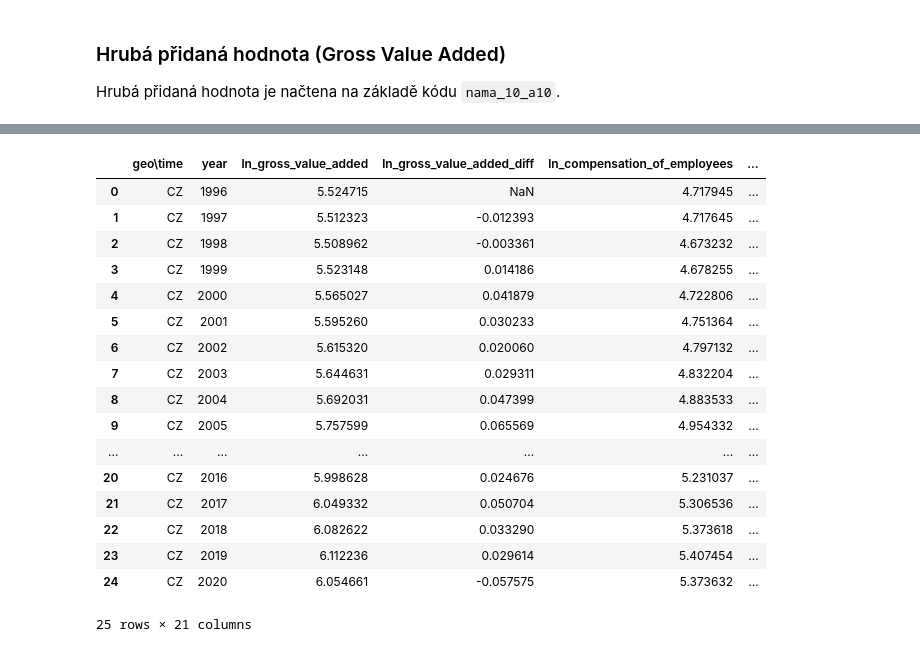
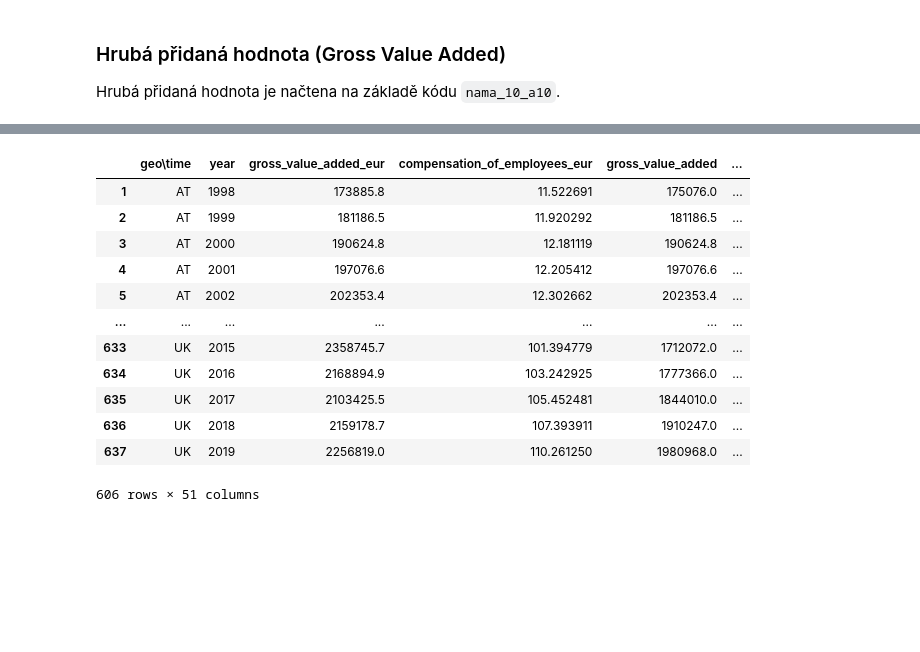
Before and after one commit to pesikj/macroeconomic-analysis, a Jupyter notebook: presentation_03.ipynb, the cells around one changed output, grey strips where cells are left out. Saved outputs shown, nothing was run; the diff lists cells and outputs as text; code cells hidden in the pictures; blank space fills up the shorter version.

```diff
--- a/presentation_03.ipynb
+++ b/presentation_03.ipynb
@@ -93,13 +133,20 @@ See the caveats in the documentation: https://pandas.pydata.org/pandas-docs/stab
 # %%
-data_1_ln = data_1.sort_values(["geo\\time", "year"])
-data_1_ln["ln_gross_value_added"] = numpy.log(data_1_ln["gross_value_added"])
+data_1_ln = data_1_gmean.sort_values(["geo\\time", "year"])
+data_1_ln["ln_gross_value_added"] = numpy.log(data_1_ln["gross_value_added_2010"])
 data_1_ln["ln_gross_value_added_t-1"] = data_1_ln.groupby("geo\\time")["ln_gross_value_added"].shift(1)
 data_1_ln["ln_gross_value_added_diff"] = data_1_ln["ln_gross_value_added"] - data_1_ln["ln_gross_value_added_t-1"]
 
-data_1_ln["ln_compensation_of_employees"] = numpy.log(data_1_ln["compensation_of_employees"])
+data_1_ln["ln_gross_value_added_eur"] = numpy.log(data_1_ln["gross_value_added_eur_2010"])
+data_1_ln["ln_gross_value_added_t-1_eur"] = data_1_ln.groupby("geo\\time")["ln_gross_value_added_eur"].shift(1)
+data_1_ln["ln_gross_value_added_diff_eur"] = data_1_ln["ln_gross_value_added_eur"] - data_1_ln["ln_gross_value_added_t-1_eur"]
+
+data_1_ln["ln_compensation_of_employees"] = numpy.log(data_1_ln["compensation_of_employees_2010"])
 data_1_ln["ln_compensation_of_employees_t-1"] = data_1_ln.groupby("geo\\time")["ln_compensation_of_employees"].shift(1)
 data_1_ln["ln_compensation_of_employees_diff"] = data_1_ln["ln_compensation_of_employees"] - data_1_ln["ln_compensation_of_employees_t-1"]
 
-data_1_ln = data_1_ln[["geo\\time", "year", "ln_gross_value_added", "ln_gross_value_added_diff", "ln_compensation_of_employees", "ln_compensation_of_employees_diff"]]
+data_1_ln["ln_compensation_of_employees_eur"] = numpy.log(data_1_ln["compensation_of_employees_eur"])
+data_1_ln["ln_compensation_of_employees_t-1_eur"] = data_1_ln.groupby("geo\\time")["ln_compensation_of_employees_eur"].shift(1)
+data_1_ln["ln_compensation_of_employees_diff_eur"] = data_1_ln["ln_compensation_of_employees_eur"] - data_1_ln["ln_compensation_of_employees_t-1_eur"]
+
 data_1_ln.tail()
 # %% [output]
@@ -118,10 +166,15 @@ data_3 = data_3[data_3["asset10"] == "N11N"]
 # Total, all activities
 data_3 = data_3[data_3["sector"] == "S1"]
 # Current fixed prices, millions of national currency
-data_3 = data_3[data_3["unit"] == "CP_MNAC"]
+data_3 = data_3[data_3["unit"].isin(["CP_MEUR", "CP_MNAC"])]
 data_3 = pd.melt(data_3, id_vars=["unit", "asset10", "geo\\time"], value_vars=list(range(START_YEAR, END_YEAR + 1)),
-                    value_name="total_fixed_assets", var_name="year")
+                    value_name="value", var_name="year")
+data_3 = data_3.pivot(index=["geo\\time", "year"], columns=["unit", "asset10"], values="value")
+data_3.columns = ['_'.join(col) for col in data_3.columns.values]
 data_3 = data_3.sort_values(["geo\\time", "year"])
+data_3 = data_3.rename({"CP_MNAC_N11N": "total_fixed_assets",
+                        "CP_MEUR_N11N":  "total_fixed_assets_eur",
+                        }, axis=1)
 data_3 = data_3.dropna()
 data_3.head()
 # %% [output]
@@ -137,10 +191,14 @@ data_4_es = eurostat.get_data_df('nama_10_nfa_fl')
 data_4 = data_4_es
 data_4 = data_4[data_4["asset10"] == "N11G"]
 data_4 = data_4[data_4["nace_r2"] == "TOTAL"]
-data_4 = data_4[data_4["unit"] == "PD10_NAC"]
+data_4 = data_4[data_4["unit"].isin(["PD10_NAC", "PD10_EUR"])]
 data_4 = pd.melt(data_4, id_vars=["unit", "asset10", "geo\\time"], value_vars=list(range(START_YEAR, END_YEAR + 1)),
-                    value_name="capital_stock_deflator", var_name="year")
-data_4 = data_4.sort_values(["geo\\time", "year"])
-data_4 = data_4.dropna()
+                    var_name="year")
+data_4 = data_4.pivot(index=["geo\\time", "year"], columns=["unit"], values="value")
+data_4 = data_4.rename({"PD10_NAC": "capital_stock_deflator",
+                        "PD10_EUR":  "capital_stock_deflator_eur",
+                        }, axis=1)
+# data_4 = data_4.sort_values(["geo\\time", "year"])
+# data_4 = data_4.dropna()
 data_4.head()
 # %% [output]
@@ -158,5 +217,12 @@ data_3_merged["total_fixed_assets_index"] = data_3_merged["total_fixed_assets"]
 data_3_merged["ln_total_fixed_assets"] = numpy.log(data_3_merged["total_fixed_assets"])
 data_3_merged["ln_total_fixed_assets_t-1"] = data_3_merged.groupby("geo\\time")["ln_total_fixed_assets"].shift(1)
 data_3_merged["ln_total_fixed_assets_diff"] = data_3_merged["ln_total_fixed_assets"] - data_3_merged["ln_total_fixed_assets_t-1"]
+
+data_3_merged["total_fixed_assets_eur_2010"] = data_3_merged["total_fixed_assets_eur"] / data_3_merged["capital_stock_deflator_eur"]
+data_3_merged["total_fixed_assets_t-1_eur_2010"] = data_3_merged.groupby("geo\\time")["total_fixed_assets_eur_2010"].shift(1)
+data_3_merged["total_fixed_assets_index_eur_2010"] = data_3_merged["total_fixed_assets_eur_2010"] / data_3_merged["total_fixed_assets_t-1_eur_2010"]
+data_3_merged["ln_total_fixed_assets_eur_2010"] = numpy.log(data_3_merged["total_fixed_assets_eur_2010"])
+data_3_merged["ln_total_fixed_assets_t-1_eur_2010"] = data_3_merged.groupby("geo\\time")["ln_total_fixed_assets_eur_2010"].shift(1)
+data_3_merged["ln_total_fixed_assets_diff_eur_2010"] = data_3_merged["ln_total_fixed_assets_eur_2010"] - data_3_merged["ln_total_fixed_assets_t-1_eur_2010"]
 data_3_merged.head()
 # %% [output]
@@ -235,24 +302,19 @@ data_5_ln.head()
 # %%
 data = pd.merge(data_1_ln, data_3_merged, on=["geo\\time", "year"])
 data = pd.merge(data, data_5_ln, on=["geo\\time", "year"])
-data = data[data["geo\\time"] == "CZ"]
+data = data.dropna()
 data
 # %% [output]
-|  | geo\time | year | ln_gross_value_added | ln_gross_value_added_diff | ln_compensation_of_employees | ... |
-| 0 | CZ | 1996 | 5.524715 | NaN | 4.717945 | ... |
-| 1 | CZ | 1997 | 5.512323 | -0.012393 | 4.717645 | ... |
-| 2 | CZ | 1998 | 5.508962 | -0.003361 | 4.673232 | ... |
-| 3 | CZ | 1999 | 5.523148 | 0.014186 | 4.678255 | ... |
-| 4 | CZ | 2000 | 5.565027 | 0.041879 | 4.722806 | ... |
-| 5 | CZ | 2001 | 5.595260 | 0.030233 | 4.751364 | ... |
-| 6 | CZ | 2002 | 5.615320 | 0.020060 | 4.797132 | ... |
-| 7 | CZ | 2003 | 5.644631 | 0.029311 | 4.832204 | ... |
-| 8 | CZ | 2004 | 5.692031 | 0.047399 | 4.883533 | ... |
-| 9 | CZ | 2005 | 5.757599 | 0.065569 | 4.954332 | ... |
+|  | geo\time | year | gross_value_added_eur | compensation_of_employees_eur | gross_value_added | ... |
+| 1 | AT | 1998 | 173885.8 | 11.522691 | 175076.0 | ... |
+| 2 | AT | 1999 | 181186.5 | 11.920292 | 181186.5 | ... |
+| 3 | AT | 2000 | 190624.8 | 12.181119 | 190624.8 | ... |
+| 4 | AT | 2001 | 197076.6 | 12.205412 | 197076.6 | ... |
+| 5 | AT | 2002 | 202353.4 | 12.302662 | 202353.4 | ... |
 | ... | ... | ... | ... | ... | ... | ... |
-| 20 | CZ | 2016 | 5.998628 | 0.024676 | 5.231037 | ... |
-| 21 | CZ | 2017 | 6.049332 | 0.050704 | 5.306536 | ... |
-| 22 | CZ | 2018 | 6.082622 | 0.033290 | 5.373618 | ... |
-| 23 | CZ | 2019 | 6.112236 | 0.029614 | 5.407454 | ... |
-| 24 | CZ | 2020 | 6.054661 | -0.057575 | 5.373632 | ... |
+| 633 | UK | 2015 | 2358745.7 | 101.394779 | 1712072.0 | ... |
+| 634 | UK | 2016 | 2168894.9 | 103.242925 | 1777366.0 | ... |
+| 635 | UK | 2017 | 2103425.5 | 105.452481 | 1844010.0 | ... |
+| 636 | UK | 2018 | 2159178.7 | 107.393911 | 1910247.0 | ... |
+| 637 | UK | 2019 | 2256819.0 | 110.261250 | 1980968.0 | ... |
-25 rows × 21 columns
+606 rows × 51 columns
```
Also changed, not shown: parts of 32 cells of this notebook.
